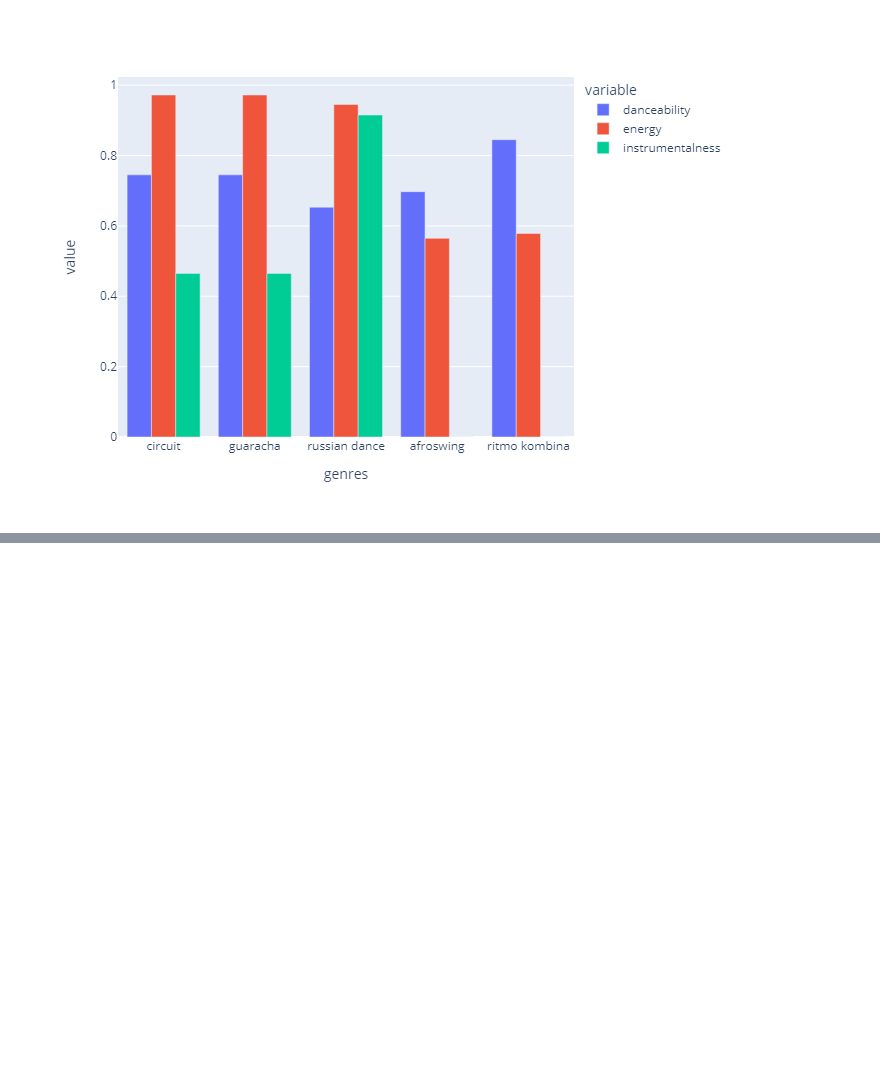
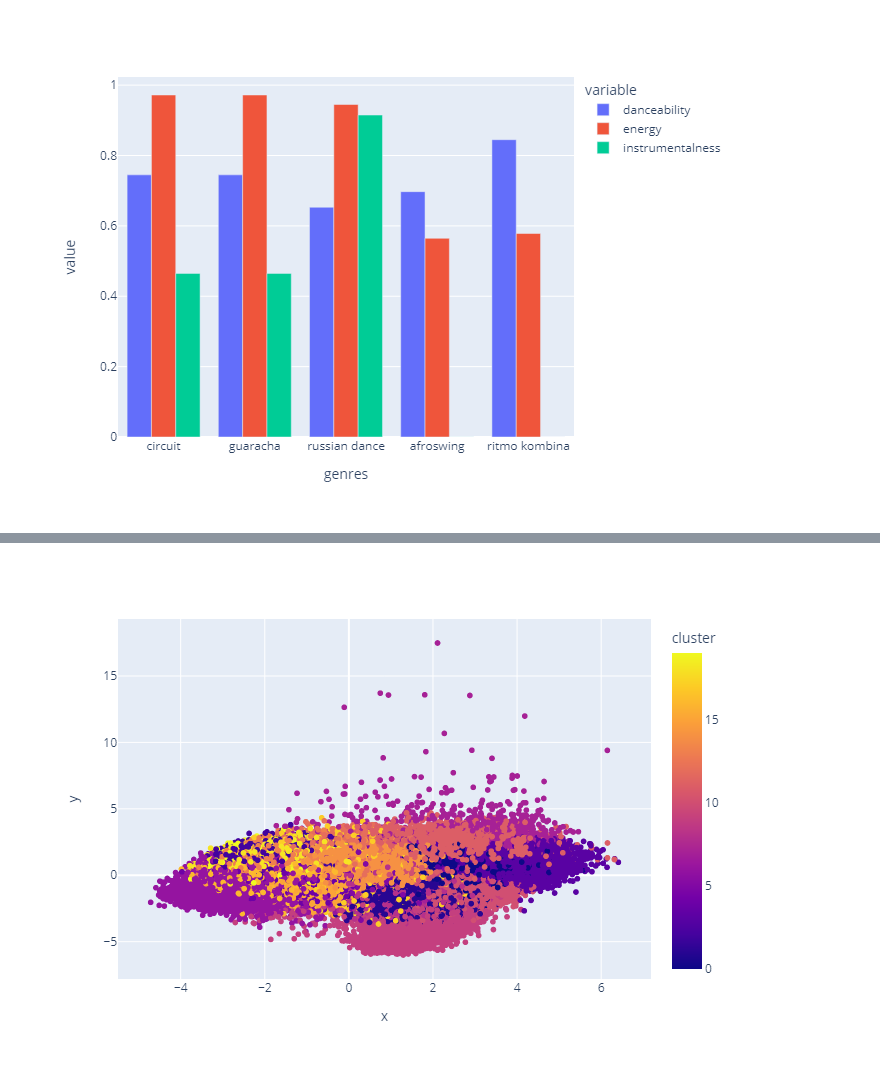
Before and after one commit to julian-8897/Python-projects, a Jupyter notebook: data science/spotify_recommender.ipynb, the cells around one changed output, grey strips where cells are left out. Cells and saved outputs as stored; diff of their text form; code cells hidden in the pictures; blank space fills up the shorter version.

```diff
--- a/data science/spotify_recommender.ipynb
+++ b/data science/spotify_recommender.ipynb
@@ -61,0 +64,14 @@ fig.show("png")
+# %%
+from sklearn.cluster import KMeans
+from sklearn.preprocessing import StandardScaler
+from sklearn.pipeline import Pipeline
+
+pipeline = Pipeline([('scaler', StandardScaler()),
+                    ('kmeans', KMeans(n_clusters=20,
+                    verbose=2, n_init=4))],verbose=True)
+
+X = main_data.select_dtypes(np.number)
+number_cols = list(X.columns)
+pipeline.fit(X)
+song_cluster_labels = pipeline.predict(X)
+main_data['cluster_label'] = song_cluster_labels
@@ -61,0 +96,14 @@ fig.show("png")
+# %%
+from sklearn.decomposition import PCA
+
+pca_pipeline = Pipeline([('scaler', StandardScaler()), ('PCA', PCA(n_components=2))])
+song_embedding = pca_pipeline.fit_transform(X)
+
+projection = pd.DataFrame(columns=['x', 'y'], data=song_embedding)
+projection['title'] = main_data['name']
+projection['cluster'] = main_data['cluster_label']
+
+fig = px.scatter(projection, x='x', y='y', color='cluster', hover_data=['x', 'y', 'title'])
+fig.show("png")
+# %% [output]
+[figure, added]
```
Also changed, not shown: parts of 8 cells of this notebook, 6 other files.
